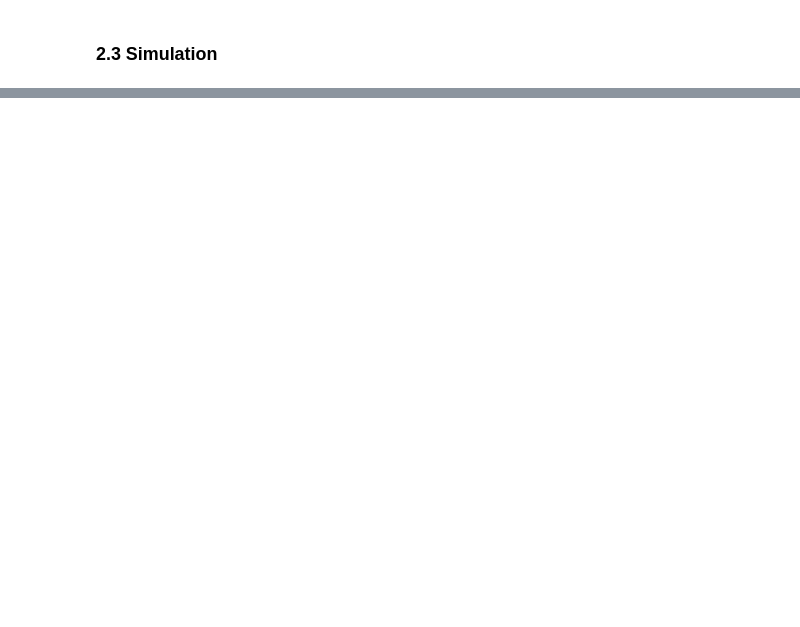
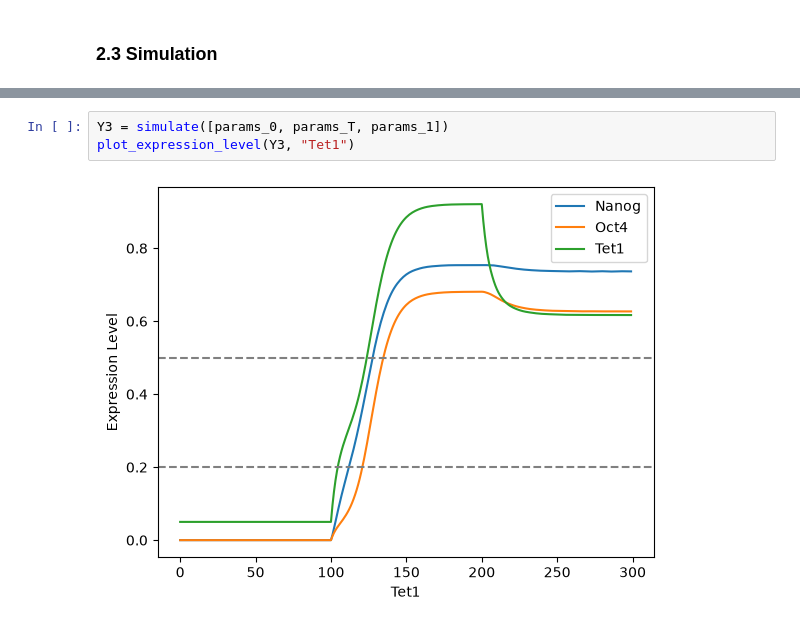
Before and after one commit to Xraaaay/lu_bern01, a Jupyter notebook: Project03/cell_reprogramming.ipynb, the cells around one changed output, grey strips where cells are left out. Saved outputs shown, nothing was run; the diff lists cells and outputs as text; blank space fills up the shorter version.

```diff
--- a/Project03/cell_reprogramming.ipynb
+++ b/Project03/cell_reprogramming.ipynb
@@ -147,0 +245,5 @@ def f(t, Y, p: ModelParams):
+# %%
+Y3 = simulate([params_0, params_T, params_1])
+plot_expression_level(Y3, "Tet1")
+# %% [output]
+[figure, added]
```
Also changed, not shown: parts of 15 cells of this notebook.
